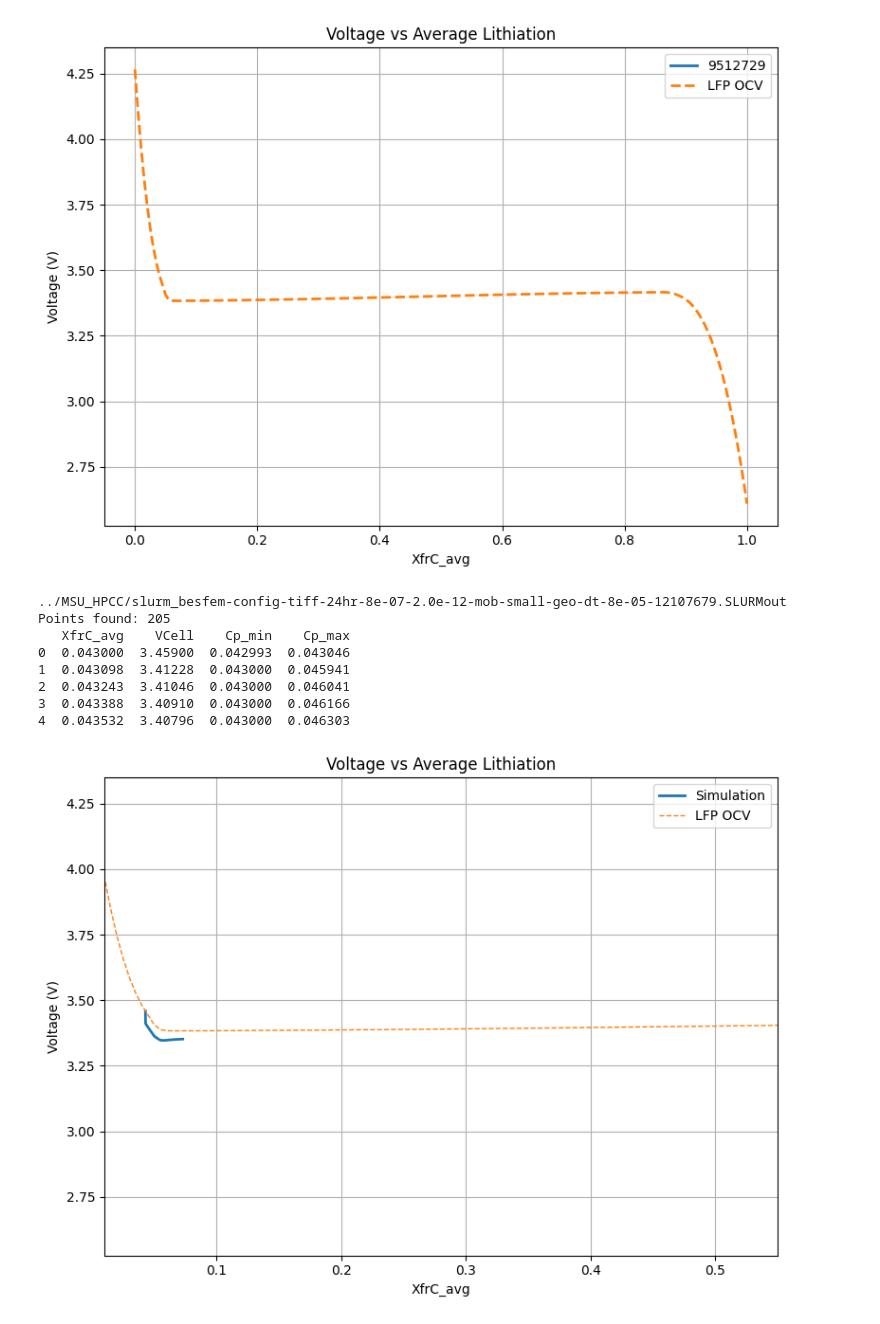
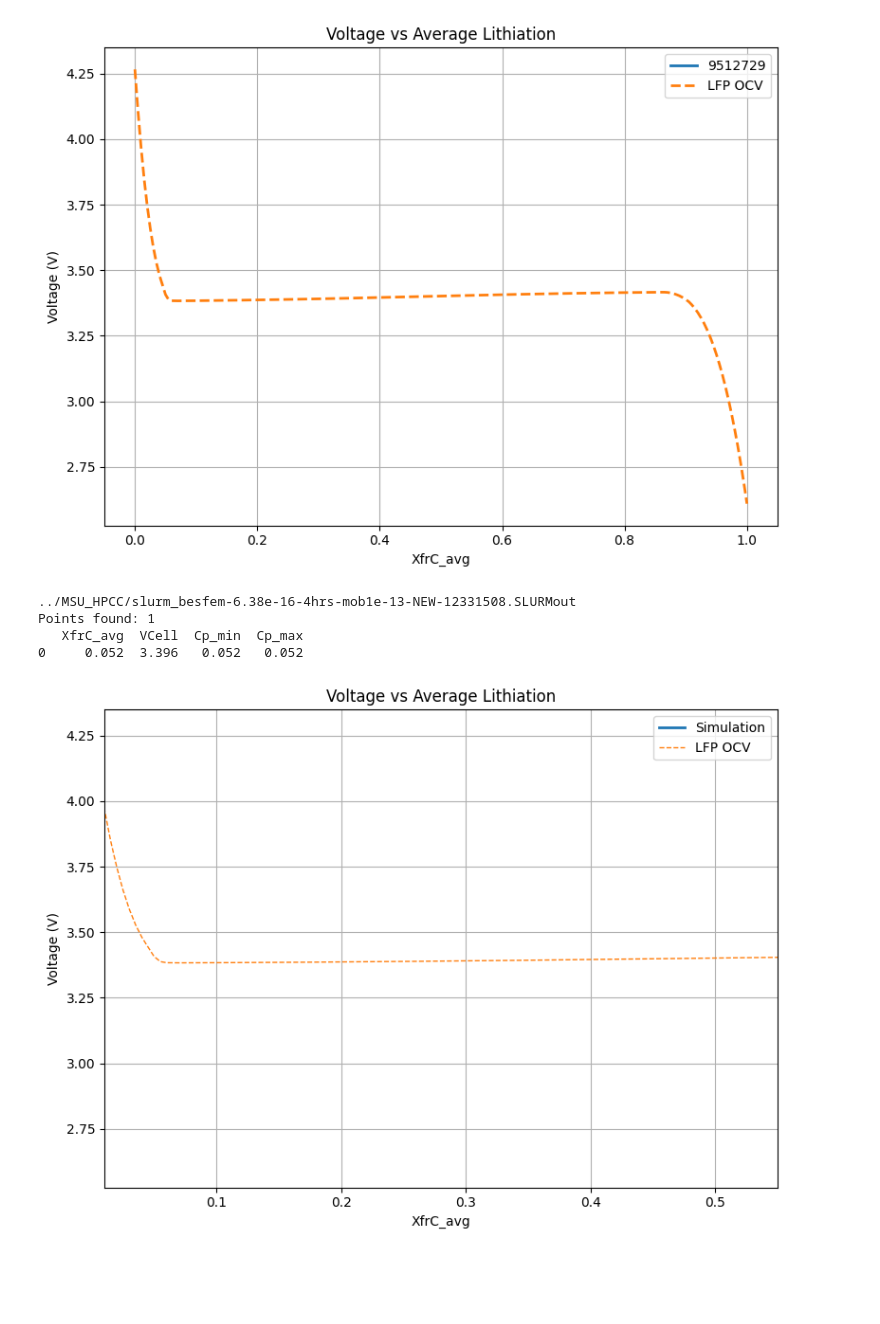
Before and after one commit to trahman64/BESFEM, a Jupyter notebook: plotting/OCV_CellVoltage.ipynb, the cells around one changed output. Cells and saved outputs as stored; diff of their text form; code cells hidden in the pictures; blank space fills up the shorter version.

```diff
--- a/plotting/OCV_CellVoltage.ipynb
+++ b/plotting/OCV_CellVoltage.ipynb
@@ -319,7 +319,7 @@ def load_data(file_path):
 # ============================================================
 
 df1 = load_data(
-    "../MSU_HPCC/slurm_besfem-config-tiff-24hr-8e-07-2.0e-12-mob-small-geo-dt-8e-05-12107679.SLURMout"
+    "../MSU_HPCC/slurm_besfem-6.38e-16-4hrs-mob1e-13-NEW-12331508.SLURMout"
 )
 
 # ============================================================
@@ -373,39 +373,35 @@ plt.show()
 # plt.plot(
 #     df1["XfrC_avg"],
 #     df1["Cp_min"],
 #     linewidth=2,
 #     label="Cp_min"
 # )
 
 # plt.plot(
 #     df1["XfrC_avg"],
 #     df1["Cp_max"],
 #     linewidth=2,
 #     label="Cp_max"
 # )
 
 # plt.plot(
 #     df1["XfrC_avg"],
 #     df1["XfrC_avg"],
 #     "--",
 #     linewidth=2,
 #     label="XfrC_avg"
 # )
 
 # plt.xlabel("XfrC_avg")
 # plt.ylabel("Concentration")
 # plt.title("LFP Concentration Spread")
 # plt.grid(True)
 # plt.legend()
 # plt.tight_layout()
 # plt.show()
 # %% [output]
-../MSU_HPCC/slurm_besfem-config-tiff-24hr-8e-07-2.0e-12-mob-small-geo-dt-8e-05-12107679.SLURMout
-Points found: 205
-   XfrC_avg    VCell    Cp_min    Cp_max
-0  0.043000  3.45900  0.042993  0.043046
-1  0.043098  3.41228  0.043000  0.045941
-2  0.043243  3.41046  0.043000  0.046041
-3  0.043388  3.40910  0.043000  0.046166
-4  0.043532  3.40796  0.043000  0.046303
+../MSU_HPCC/slurm_besfem-6.38e-16-4hrs-mob1e-13-NEW-12331508.SLURMout
+Points found: 1
+   XfrC_avg  VCell  Cp_min  Cp_max
+0     0.052  3.396   0.052   0.052
-[figure, old version]
+[figure, new version]
```
Also changed, not shown: 11 other files.
